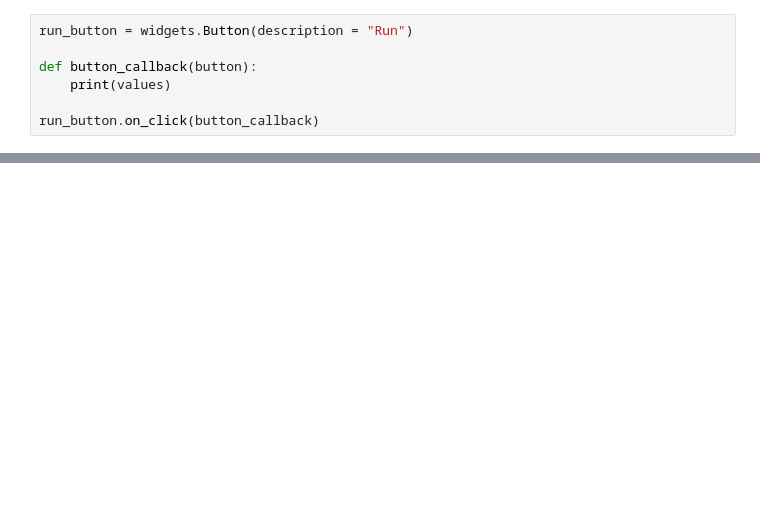
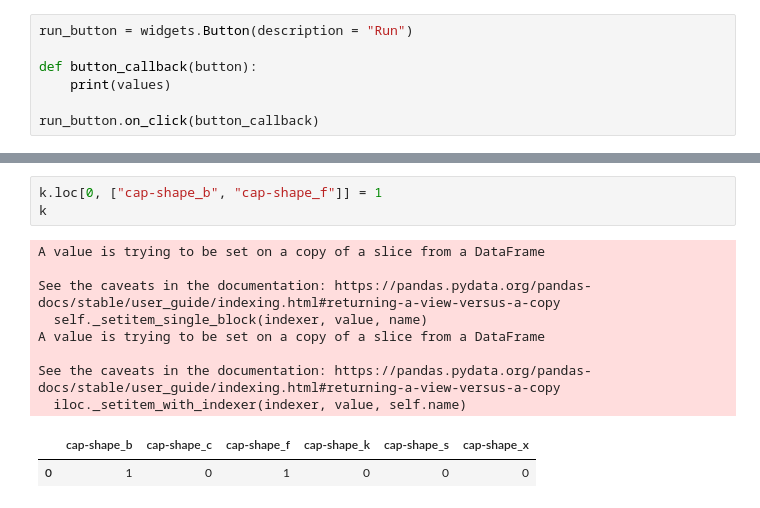
Before and after one commit to infoshareacademy/jdszr5-baraja, a Jupyter notebook: Grzyby/grzyb_final.ipynb, the cells around one changed output, grey strips where cells are left out. Drawn from its saved outputs; the diff is of its cells as text; blank space fills up the shorter version.

```diff
--- a/Grzyby/grzyb_final.ipynb
+++ b/Grzyby/grzyb_final.ipynb
@@ -332,0 +565,14 @@ plot_confusion_matrix(xgb_cl_2,
+# %%
+k.loc[0, ["cap-shape_b", "cap-shape_f"]] = 1
+k
+# %% [output]
+A value is trying to be set on a copy of a slice from a DataFrame
+
+See the caveats in the documentation: https://pandas.pydata.org/pandas-docs/stable/user_guide/indexing.html#returning-a-view-versus-a-copy
+  self._setitem_single_block(indexer, value, name)
+A value is trying to be set on a copy of a slice from a DataFrame
+
+See the caveats in the documentation: https://pandas.pydata.org/pandas-docs/stable/user_guide/indexing.html#returning-a-view-versus-a-copy
+  iloc._setitem_with_indexer(indexer, value, self.name)
+|  | cap-shape_b | cap-shape_c | cap-shape_f | cap-shape_k | cap-shape_s | cap-shape_x |
+| 0 | 1 | 0 | 1 | 0 | 0 | 0 |
```
Also changed, not shown: parts of 38 cells of this notebook.
